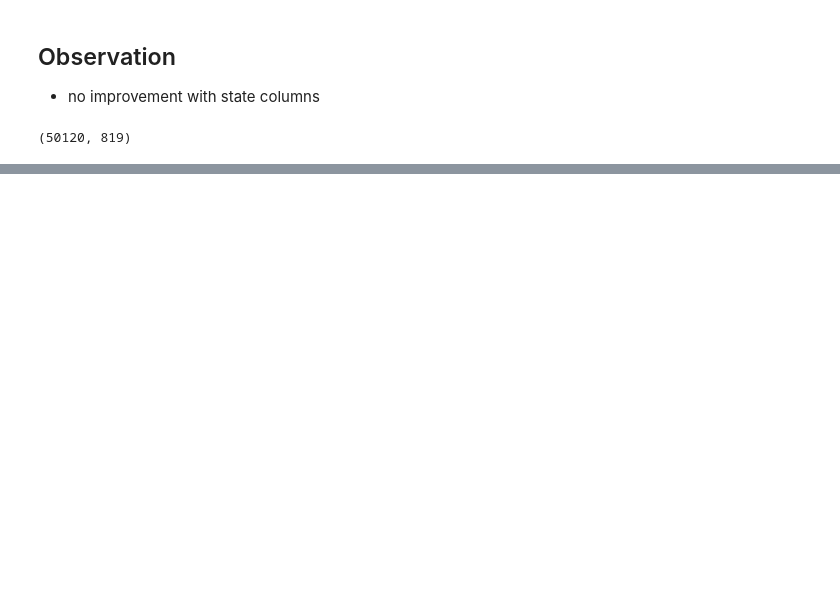
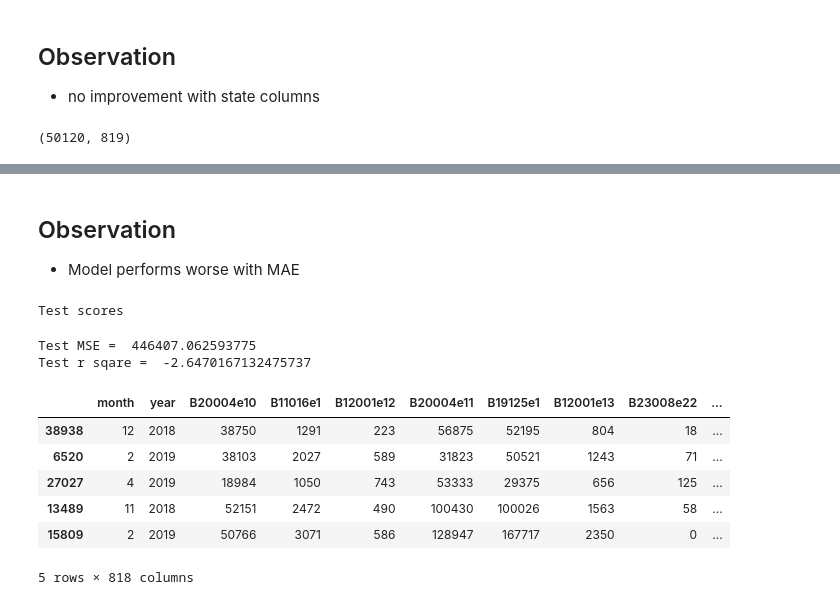
Before and after one commit to saurav193/capstone_BIBA, a Jupyter notebook: src/Modelling_LGBM.ipynb, the cells around one changed output, grey strips where cells are left out. Cells and saved outputs as stored; diff of their text form; code cells hidden in the pictures; blank space fills up the shorter version.

Commit message:
added lgbm modelling notebook

```diff
--- a/src/Modelling_LGBM.ipynb
+++ b/src/Modelling_LGBM.ipynb
@@ -306,3 +306,13 @@ X_train_scaled = scaler.fit_transform(X_train)
 X_test_scaled = scaler.transform(X_test)
 # %% [output]
 (50120, 819)
+# %%
+lgbm = LGBMRegressor(random_state = 2020)
+
+lgbm.fit(X_train, y_train)
+print('Ridge regression scores: ')
+print('Train error: ')
+show_scores(lgbm, X_train, y_train)
+
+print('Test error: ')
+show_scores(lgbm, X_test, y_test)
@@ -309,5 +326,5 @@ X_test_scaled = scaler.transform(X_test)
 # %%
-params = {'learning_rate' : [0.001, 0.1, 1, 10, 100], 'max_depth' : [100, 300, 500], 'n_estimators' : [100, 500, 1000] }
+params = {'learning_rate' : [0.01, 0.1, 1, 10, 100], 'max_depth' : [100, 500], 'n_estimators' : [100, 500] }
 
 lgbm = LGBMRegressor(random_state = 2020)
 
@@ -343,0 +351,11 @@ KeyboardInterrupt:
+# %%
+#fitting lgbm with MAE
+lgbm = LGBMRegressor(objective = 'mae', random_state = 2020)
+
+lgbm.fit(X_train, y_train)
+print('Ridge regression scores: ')
+print('Train error: ')
+show_scores(lgbm, X_train, y_train)
+
+print('Test error: ')
+show_scores(lgbm, X_test, y_test)
@@ -343,0 +369,29 @@ KeyboardInterrupt:
+# %% [markdown]
+## Observation
+ - Model performs worse with MAE
+# %%
+from sklearn.neighbors import KNeighborsRegressor
+
+knn = KNeighborsRegressor(n_jobs = 3)
+knn.fit(X_train_scaled, y_train)
+
+print("Test scores")
+y_pred = knn.predict(X_test_scaled)
+# %% [output]
+Test scores
+# %%
+print("Test MSE = ", mean_squared_error(y_pred, y_test))
+print("Test r sqare = ", r2_score(y_pred, y_test))
+# %% [output]
+Test MSE =  446407.062593775
+Test r sqare =  -2.6470167132475737
+# %%
+X_train.head()
+# %% [output]
+|  | month | year | B20004e10 | B11016e1 | B12001e12 | B20004e11 | B19125e1 | B12001e13 | B23008e22 | ... |
+| 38938 | 12 | 2018 | 38750 | 1291 | 223 | 56875 | 52195 | 804 | 18 | ... |
+| 6520 | 2 | 2019 | 38103 | 2027 | 589 | 31823 | 50521 | 1243 | 71 | ... |
+| 27027 | 4 | 2019 | 18984 | 1050 | 743 | 53333 | 29375 | 656 | 125 | ... |
+| 13489 | 11 | 2018 | 52151 | 2472 | 490 | 100430 | 100026 | 1563 | 58 | ... |
+| 15809 | 2 | 2019 | 50766 | 3071 | 586 | 128947 | 167717 | 2350 | 0 | ... |
+5 rows × 818 columns
```
Also changed, not shown: parts of 10 cells of this notebook.
